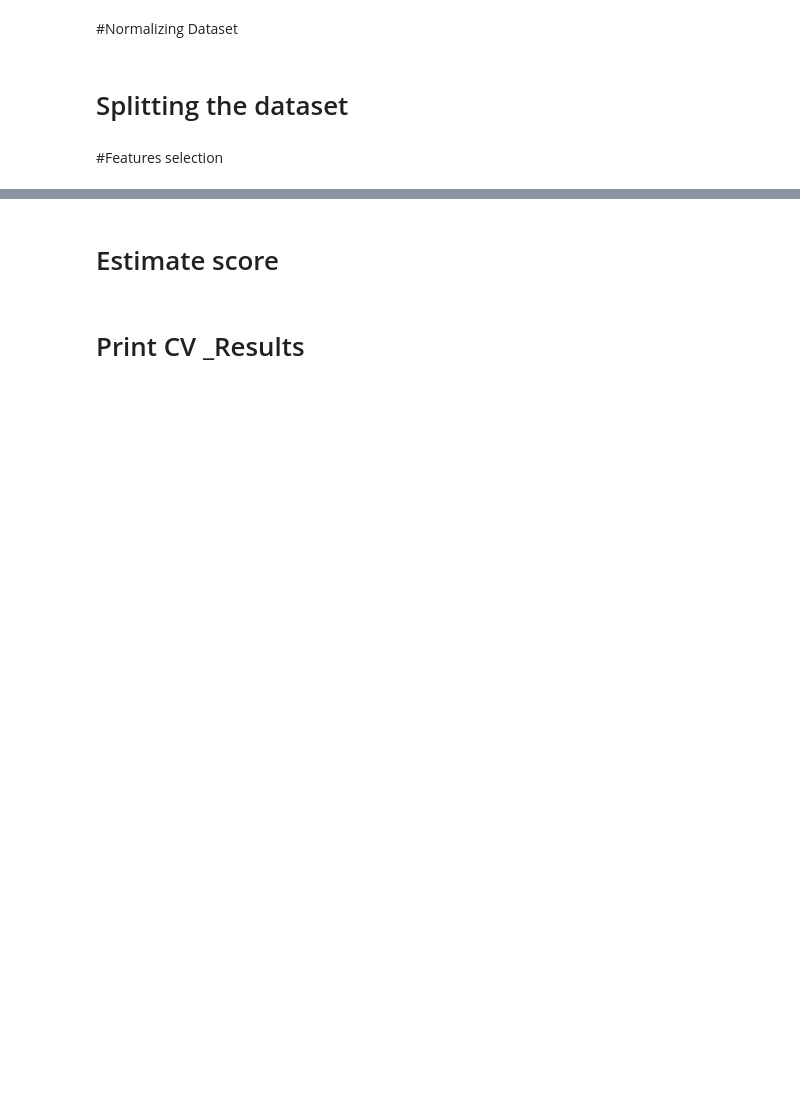
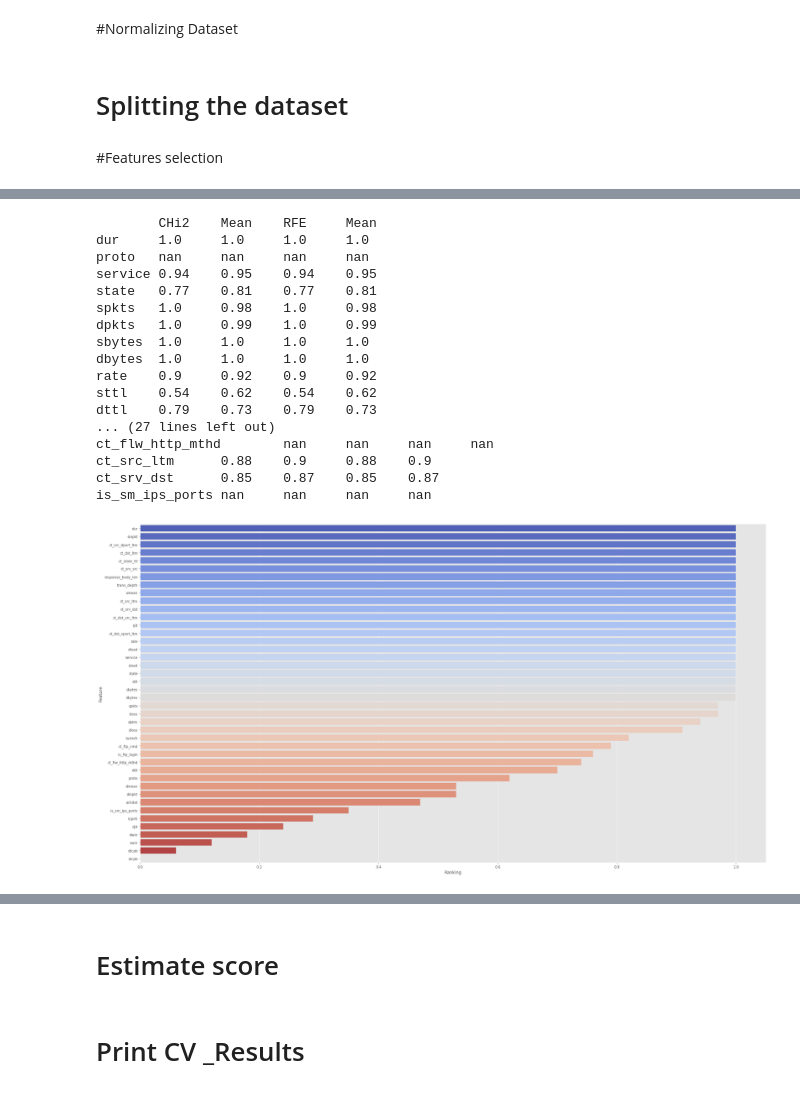
Before and after one commit to abdelkadergelany/Intrusion-Detection-in-IoT-Based-Network, a Jupyter notebook: Final_result/Protocol_AnalyZer_Completed.ipynb, the cells around one changed output, grey strips where cells are left out. Saved outputs shown, nothing was run; the diff lists cells and outputs as text; code cells hidden in the pictures; blank space fills up the shorter version.

Commit message:
Adding Feature RANking

```diff
--- a/Final_result/Protocol_AnalyZer_Completed.ipynb
+++ b/Final_result/Protocol_AnalyZer_Completed.ipynb
@@ -359,0 +359,40 @@ pandas.core.frame.DataFrame
+# %%
+colnames = udp_X_train.columns
+colnames
+# %%
+ranks = {}
+# Create our function which stores the feature rankings to the ranks dictionary
+def ranking(ranks, names, order=1):
+    minmax = MinMaxScaler()
+    ranks = minmax.fit_transform(order*np.array([ranks]).T).T[0]
+    ranks = map(lambda x: round(x,2), ranks)
+    return dict(zip(names, ranks))
+# %%
+def  print_ranking(rlist):
+    meanplot = pd.DataFrame(list(r.items()), columns= ['Feature','Ranking'])
+
+    # Sort the dataframe
+    meanplot = meanplot.sort_values('Ranking', ascending=False)
+    # Let's plot the ranking of the features
+    sns.factorplot(x="Ranking", y="Feature", data = meanplot, kind="bar",
+               size=14, aspect=1.9, palette='coolwarm')
+# %%
+def get_feature_ranking_Chi2():
+    selector = SelectKBest(chi2, k=25)
+    selector.fit(udp_X_train, udp_y_train)
+    ranks['CHi2'] = ranking(list(map(float, selector.scores_)), colnames, order=-1)
+    # Create empty dictionary to store the mean value calculated from all the scores
+    r = {}
+    for name in colnames:
+        r[name] = round(np.mean([ranks[method][name]
+                             for method in ranks.keys()]), 2)
+
+    methods = sorted(ranks.keys())
+    ranks["Mean"] = r
+    methods.append("Mean")
+
+    print("\t%s" % "\t".join(methods))
+    for name in colnames:
+        print("%s\t%s" % (name, "\t".join(map(str,
+                             [ranks[method][name] for method in methods]))))
+    print_ranking(r)
@@ -359,0 +420,21 @@ pandas.core.frame.DataFrame
+# %%
+get_feature_ranking_Chi2()
+# %% [output]
+        CHi2    Mean    RFE     Mean
+dur     1.0     1.0     1.0     1.0
+proto   nan     nan     nan     nan
+service 0.94    0.95    0.94    0.95
+state   0.77    0.81    0.77    0.81
+spkts   1.0     0.98    1.0     0.98
+dpkts   1.0     0.99    1.0     0.99
+sbytes  1.0     1.0     1.0     1.0
+dbytes  1.0     1.0     1.0     1.0
+rate    0.9     0.92    0.9     0.92
+sttl    0.54    0.62    0.54    0.62
+dttl    0.79    0.73    0.79    0.73
+... (27 lines left out)
+ct_flw_http_mthd        nan     nan     nan     nan
+ct_src_ltm      0.88    0.9     0.88    0.9
+ct_srv_dst      0.85    0.87    0.85    0.87
+is_sm_ips_ports nan     nan     nan     nan
+[figure, added]
```
Also changed, not shown: parts of 8 cells of this notebook.
